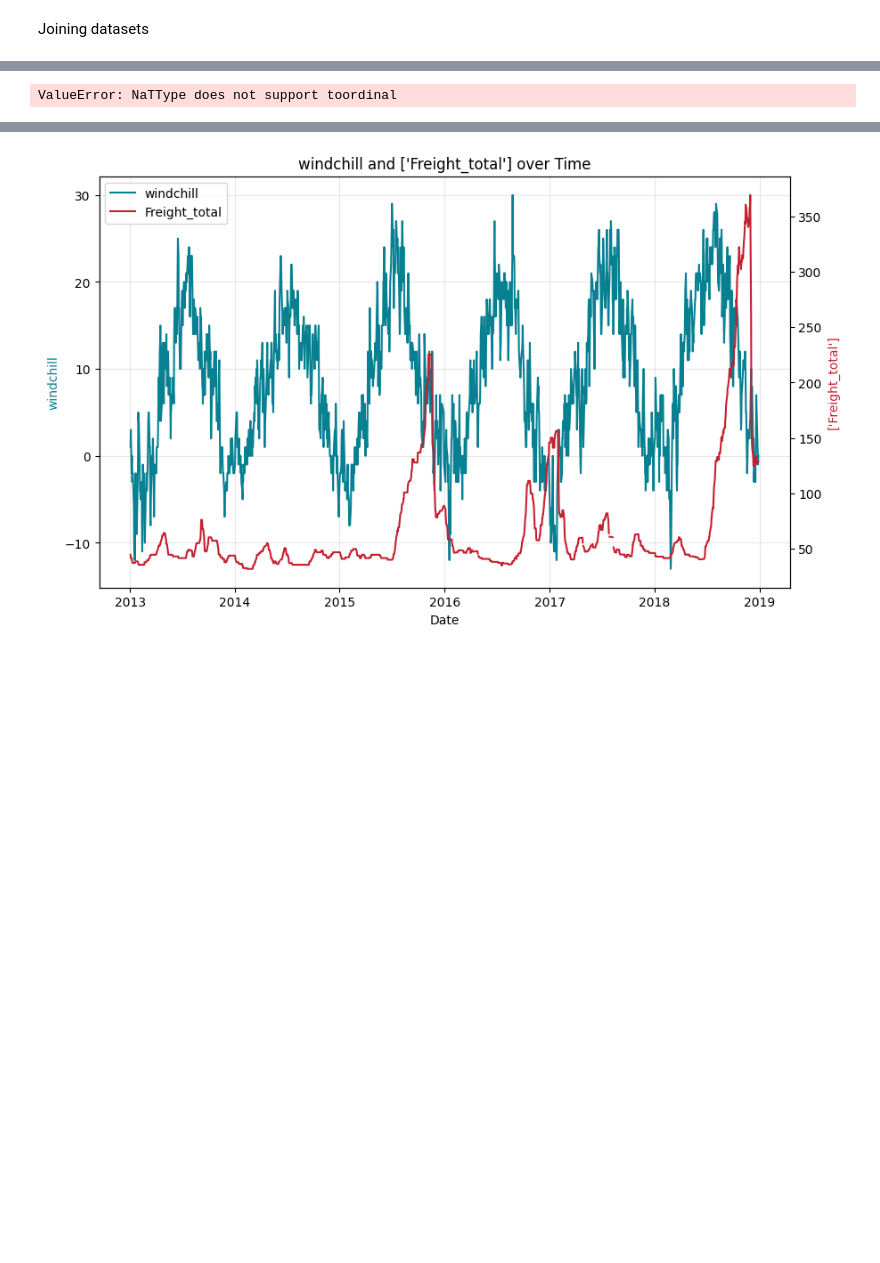
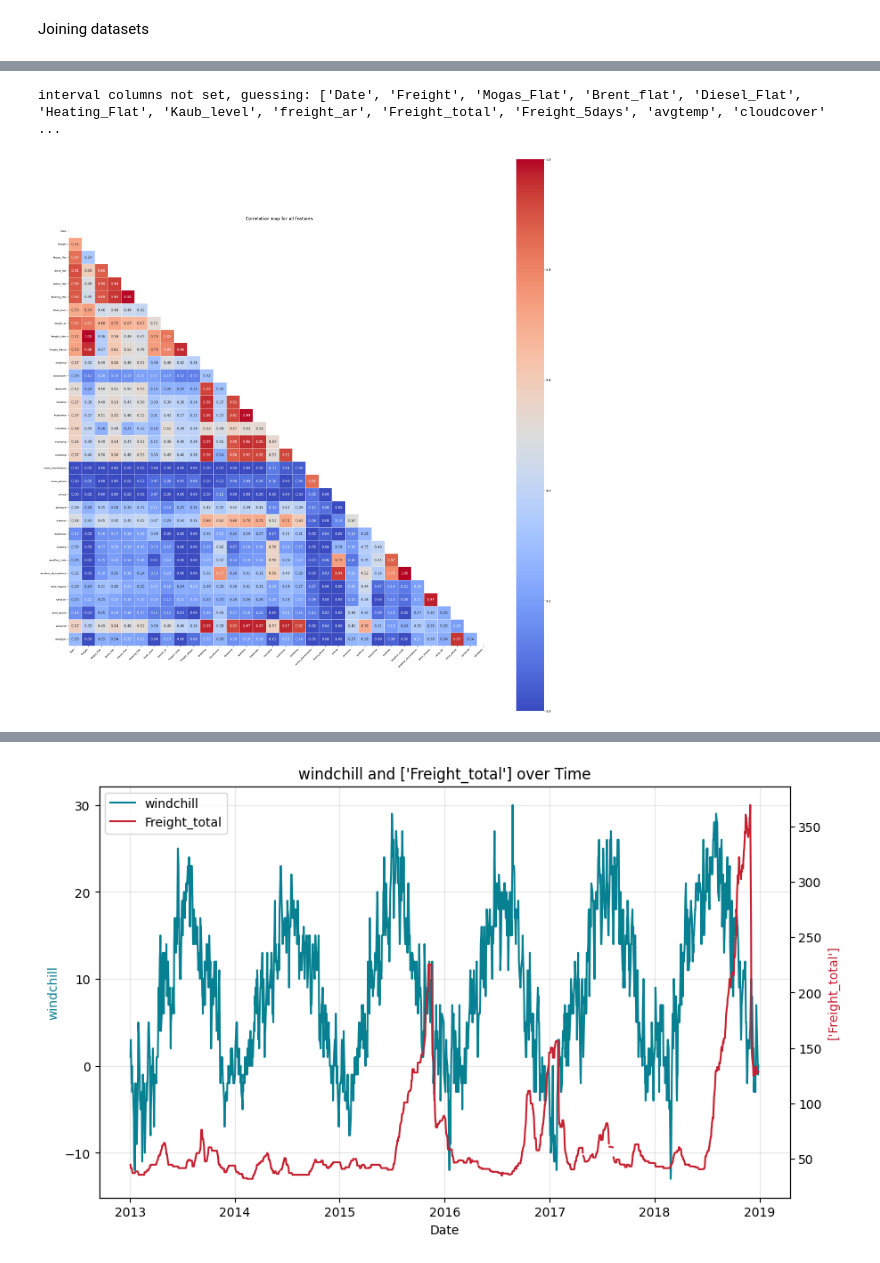
Before and after one commit to pejoCloser/Freight_Challenge, a Jupyter notebook: notebooks/01_eda_freight.ipynb, the cells around one changed output, grey strips where cells are left out. Cells and saved outputs as stored; diff of their text form; code cells hidden in the pictures; blank space fills up the shorter version.

```diff
--- a/notebooks/01_eda_freight.ipynb
+++ b/notebooks/01_eda_freight.ipynb
@@ -393,8 +415,14 @@ import matplotlib.pyplot as plt
 
 correlation_complete_data = df_complete.copy()
 
+# Garante que é datetime (valores inválidos viram NaT)
+correlation_complete_data["Date"] = pd.to_datetime(
+    correlation_complete_data["Date"], errors="coerce"
+)
+
+# Converte para ordinal, mantendo NaT como NaN
 correlation_complete_data["Date"] = correlation_complete_data["Date"].map(
-    lambda date: date.toordinal()
+    lambda d: d.toordinal() if pd.notna(d) else np.nan
 )
 
 # Calculate Phik matrix (using njobs=1 to prevent Windows crash)
@@ -409,34 +437,35 @@ fig_size = max(10, n_features * 0.8)
 fig, ax = plt.subplots(figsize=(fig_size, fig_size))
 
 # 2. Dynamically shrink text size so numbers fit cleanly inside the cells
 font_size = max(5, 14 - (n_features * 0.1))
 
 sns.heatmap(
     correlation_matrix,
     mask=mask,  # Hides the upper triangle
     annot=True,
     fmt=".2f",
     cmap="coolwarm",
     vmin=0,
     vmax=1,
     # center=0 removed because phik ranges from 0 to 1
     square=True,
     linewidths=0.5,
     annot_kws={"size": font_size},  # Forces annotations to scale down
     ax=ax,
 )
 
 # 3. Rotate and adjust tick labels to prevent crowding
 plt.xticks(
     rotation=45, ha="right", fontsize=max(8, 12 - int(n_features * 0.15))
 )
 plt.yticks(rotation=0, fontsize=max(8, 12 - int(n_features * 0.15)))
 
 ax.set_title("Correlation map for all features", fontsize=14, pad=15)
 fig.tight_layout()
 plt.show()
 # %% [output]
-ValueError: NaTType does not support toordinal
+interval columns not set, guessing: ['Date', 'Freight', 'Mogas_Flat', 'Brent_flat', 'Diesel_Flat', 'Heating_Flat', 'Kaub_level', 'freight_ar', 'Freight_total', 'Freight_5days', 'avgtemp', 'cloudcover' ...
+[figure, added]
 # %%
 df_complete.columns
 # %% [output]
```
Also changed, not shown: parts of 17 cells of this notebook, 2 other files.
